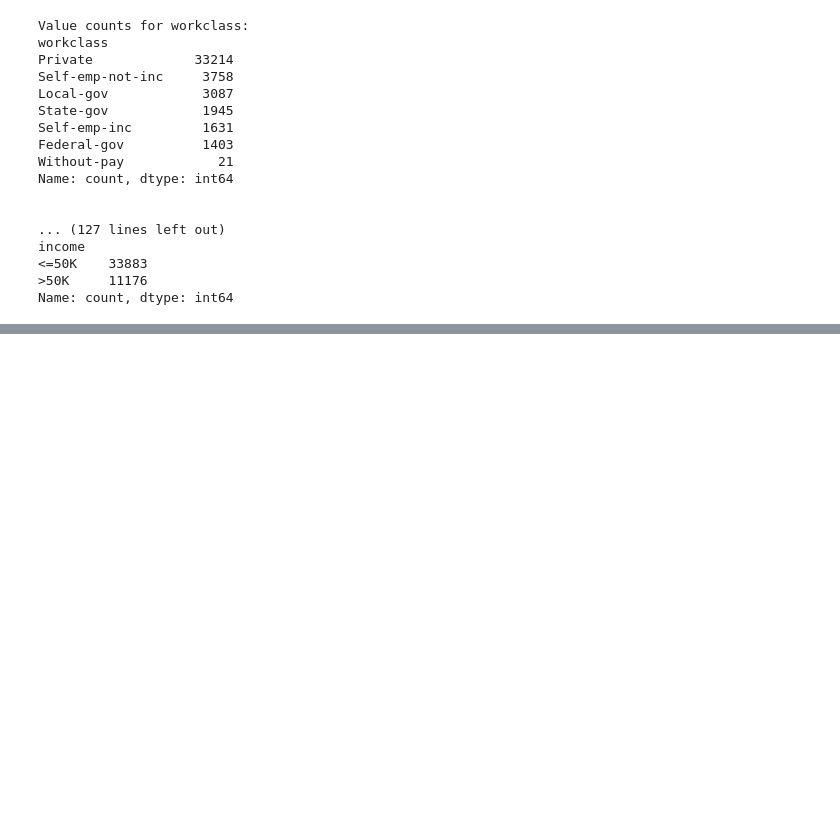
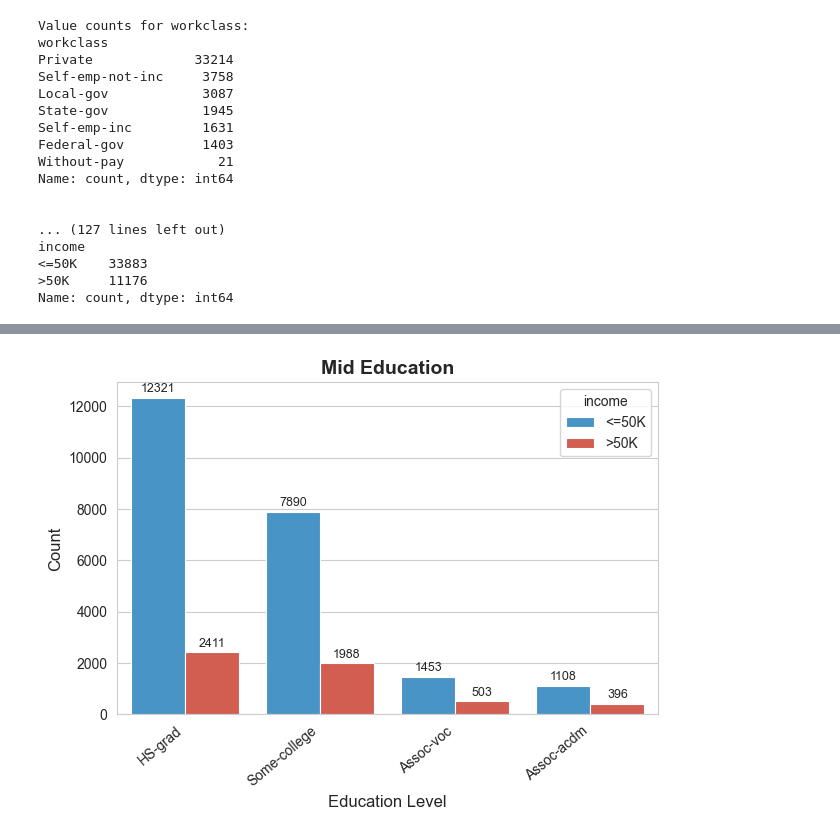
Before and after one commit to VisaHuy/Salary-Prediction-Project, a Jupyter notebook: notebooks/Salary_Prediction.ipynb, the cells around one changed output, grey strips where cells are left out. Saved outputs shown, nothing was run; the diff lists cells and outputs as text; code cells hidden in the pictures; blank space fills up the shorter version.

```diff
--- a/notebooks/Salary_Prediction.ipynb
+++ b/notebooks/Salary_Prediction.ipynb
@@ -363,0 +430,16 @@ Name: count, dtype: int64
+# %%
+# Mid Education: HS-grad, Some-college, Assoc-voc, Assoc-acdm
+mid_df = df[df['edu_group'] == 'Mid']
+ax = sns.countplot(x='education', hue='income', data=mid_df,
+                   order=['HS-grad', 'Some-college', 'Assoc-voc', 'Assoc-acdm'],
+                   palette=palette, edgecolor='white', linewidth=0.8)
+for container in ax.containers:
+    ax.bar_label(container, fontsize=9, padding=2)
+ax.set_title('Mid Education', fontsize=14, fontweight='bold')
+ax.set_xlabel('Education Level', fontsize=12)
+ax.set_ylabel('Count', fontsize=12)
+plt.xticks(rotation=40, ha='right')
+plt.tight_layout()
+plt.show()
+# %% [output]
+[figure, added]
```
Also changed, not shown: parts of 8 cells of this notebook.
